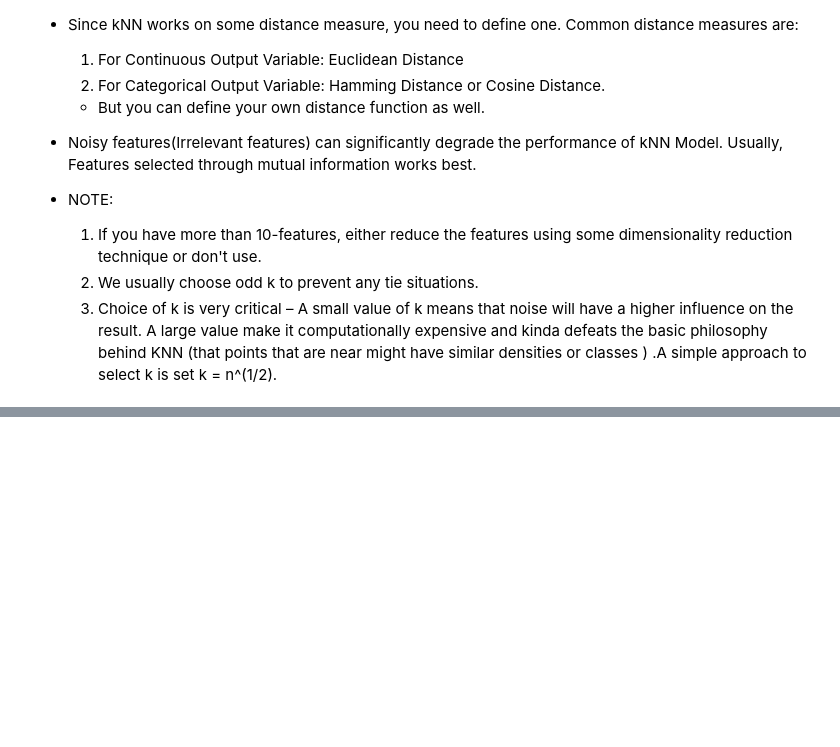
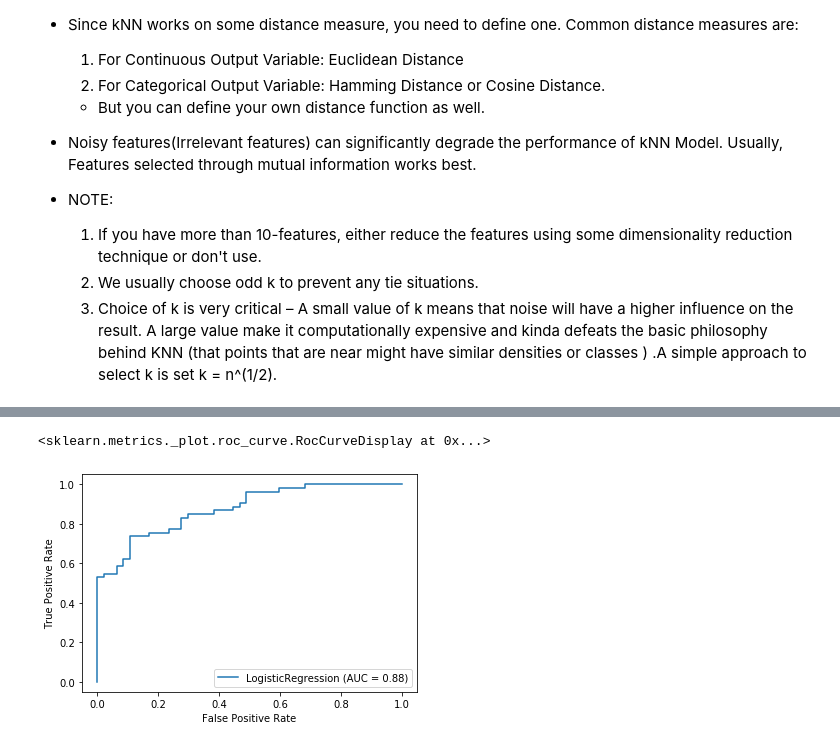
Before and after one commit to ikhurana/code-asylums, a Jupyter notebook: CA-SS1/Regression/Classification.ipynb, the cells around one changed output, grey strips where cells are left out. Drawn from its saved outputs; the diff is of its cells as text; code cells hidden in the pictures; blank space fills up the shorter version.

```diff
--- a/CA-SS1/Regression/Classification.ipynb
+++ b/CA-SS1/Regression/Classification.ipynb
@@ -414,0 +666,5 @@ Testing Accuracy :  87.0
+# %%
+metrics.plot_roc_curve(mlr2, X1_test, y_test)
+# %% [output]
+<sklearn.metrics._plot.roc_curve.RocCurveDisplay at 0x...>
+[figure, added]
```
Also changed, not shown: parts of 26 cells of this notebook.
